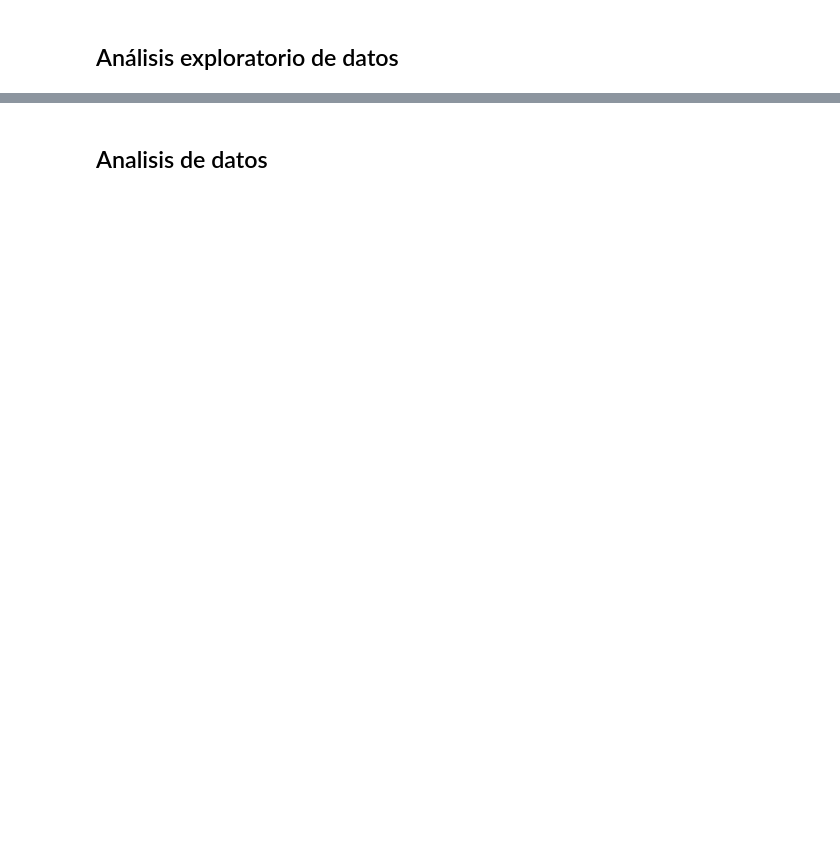
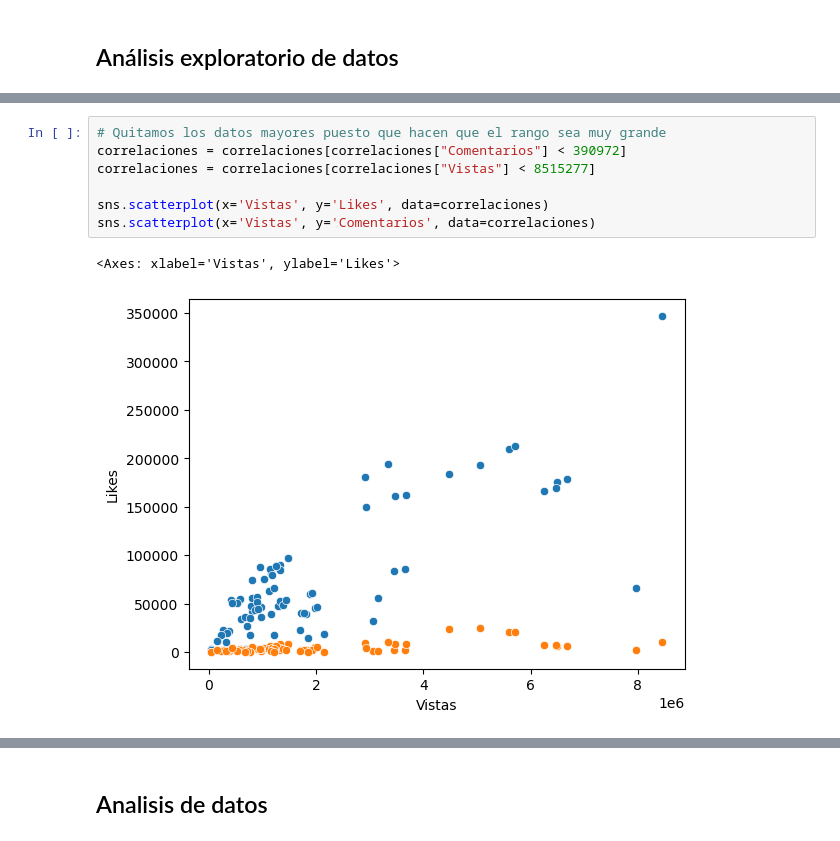
Before and after one commit to wattmoox/Proyecto_Data_Sience, a Jupyter notebook: main.ipynb, the cells around one changed output, grey strips where cells are left out. Cells and saved outputs as stored; diff of their text form; blank space fills up the shorter version.

```diff
--- a/main.ipynb
+++ b/main.ipynb
@@ -94,0 +93,10 @@ df_csv
+# %%
+# Quitamos los datos mayores puesto que hacen que el rango sea muy grande
+correlaciones = correlaciones[correlaciones["Comentarios"] < 390972]
+correlaciones = correlaciones[correlaciones["Vistas"] < 8515277]
+
+sns.scatterplot(x='Vistas', y='Likes', data=correlaciones)
+sns.scatterplot(x='Vistas', y='Comentarios', data=correlaciones)
+# %% [output]
+<Axes: xlabel='Vistas', ylabel='Likes'>
+[figure, added]
```
Also changed, not shown: parts of 19 cells of this notebook, 4 other files.
